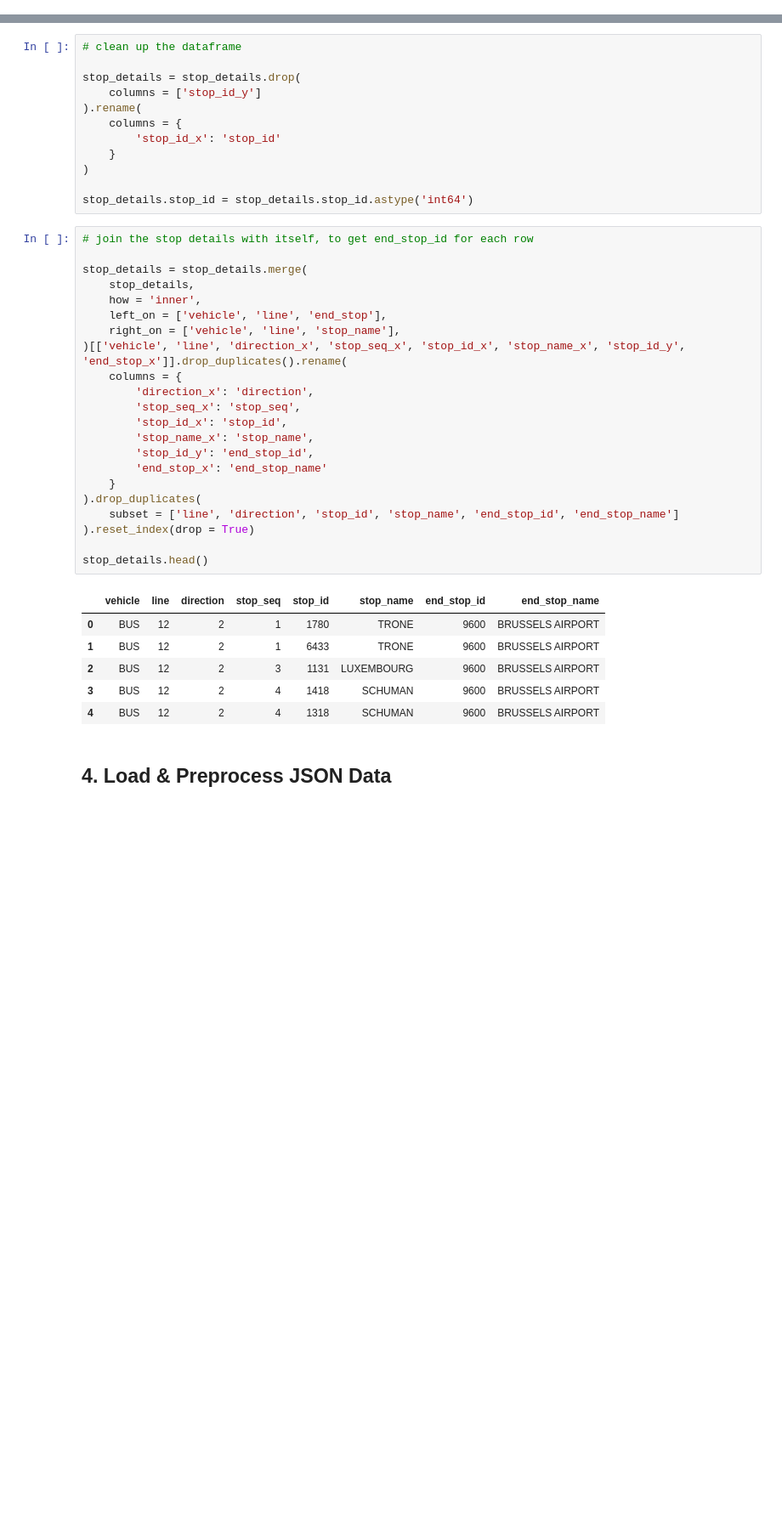
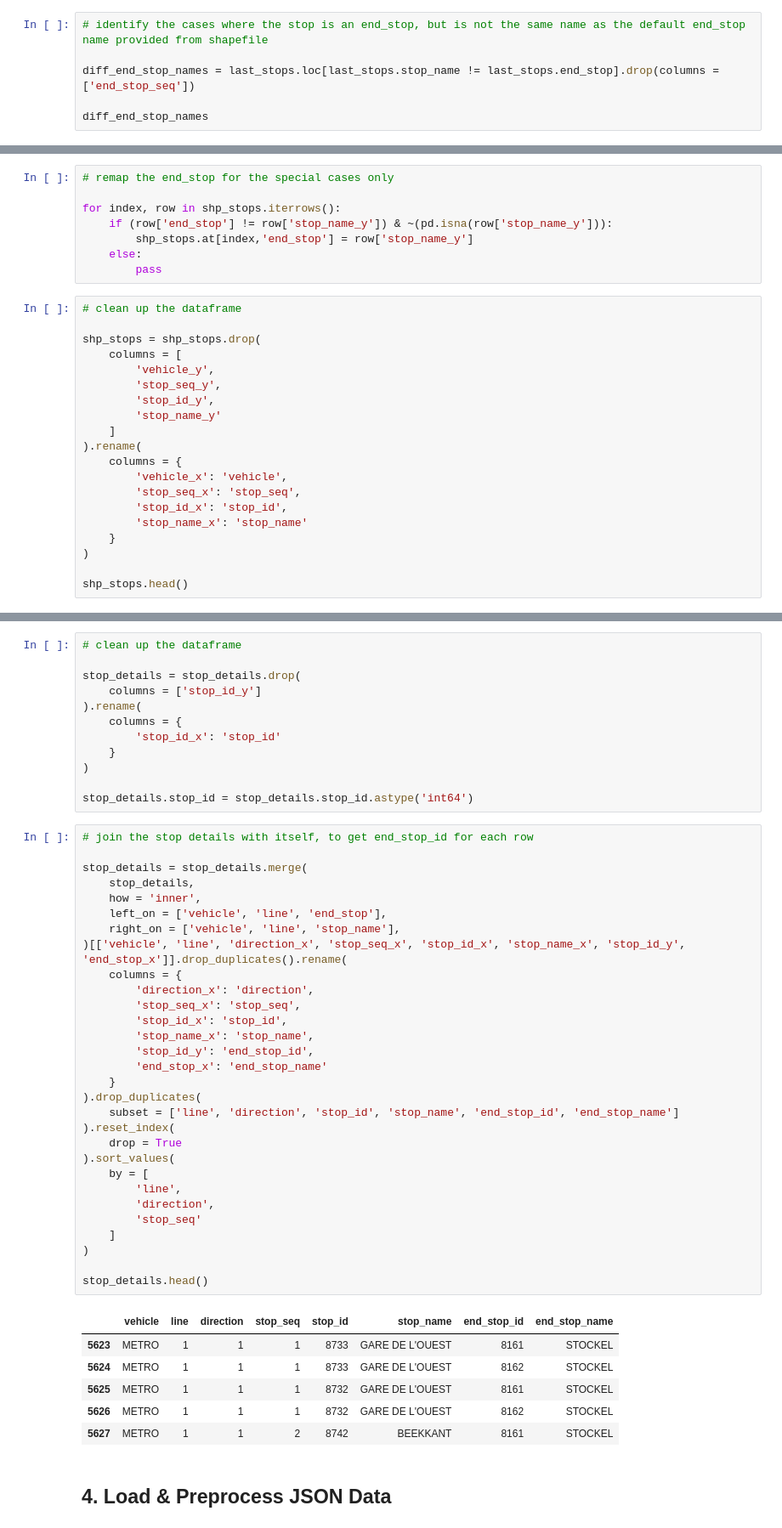
Before and after one commit to ahmadabusaiid/dm-stib-hack-my-ride, a Jupyter notebook: stib_vh_pos/stib_vh_pos_preprocess_db_load.ipynb, the cells around one changed output, grey strips where cells are left out. Shown at 85% size. Saved outputs shown, nothing was run; the diff lists cells and outputs as text; blank space fills up the shorter version.

```diff
--- a/stib_vh_pos/stib_vh_pos_preprocess_db_load.ipynb
+++ b/stib_vh_pos/stib_vh_pos_preprocess_db_load.ipynb
@@ -192,0 +228,6 @@ shp_stops.head()
+# %%
+# identify the cases where the stop is an end_stop, but is not the same name as the default end_stop name provided from shapefile
+
+diff_end_stop_names = last_stops.loc[last_stops.stop_name != last_stops.end_stop].drop(columns = ['end_stop_seq'])
+
+diff_end_stop_names
@@ -192,0 +255,28 @@ shp_stops.head()
+# %%
+# remap the end_stop for the special cases only
+
+for index, row in shp_stops.iterrows():
+    if (row['end_stop'] != row['stop_name_y']) & ~(pd.isna(row['stop_name_y'])):
+        shp_stops.at[index,'end_stop'] = row['stop_name_y']
+    else:
+        pass
+# %%
+# clean up the dataframe
+
+shp_stops = shp_stops.drop(
+    columns = [
+        'vehicle_y',
+        'stop_seq_y',
+        'stop_id_y',
+        'stop_name_y'
+    ]
+).rename(
+    columns = {
+        'vehicle_x': 'vehicle',
+        'stop_seq_x': 'stop_seq',
+        'stop_id_x': 'stop_id',
+        'stop_name_x': 'stop_name'
+    }
+)
+
+shp_stops.head()
@@ -331,32 +428,40 @@ stop_details.stop_id = stop_details.stop_id.astype('int64')
 # %%
 # join the stop details with itself, to get end_stop_id for each row
 
 stop_details = stop_details.merge(
     stop_details,
     how = 'inner',
     left_on = ['vehicle', 'line', 'end_stop'],
     right_on = ['vehicle', 'line', 'stop_name'],
 )[['vehicle', 'line', 'direction_x', 'stop_seq_x', 'stop_id_x', 'stop_name_x', 'stop_id_y', 'end_stop_x']].drop_duplicates().rename(
     columns = {
         'direction_x': 'direction',
         'stop_seq_x': 'stop_seq',
         'stop_id_x': 'stop_id',
         'stop_name_x': 'stop_name',
         'stop_id_y': 'end_stop_id',
         'end_stop_x': 'end_stop_name'
     }
 ).drop_duplicates(
     subset = ['line', 'direction', 'stop_id', 'stop_name', 'end_stop_id', 'end_stop_name']
-).reset_index(drop = True)
+).reset_index(
+    drop = True
+).sort_values(
+    by = [
+        'line',
+        'direction',
+        'stop_seq'
+    ]
+)
 
 stop_details.head()
 # %% [output]
 |  | vehicle | line | direction | stop_seq | stop_id | stop_name | end_stop_id | end_stop_name |
-| 0 | BUS | 12 | 2 | 1 | 1780 | TRONE | 9600 | BRUSSELS AIRPORT |
-| 1 | BUS | 12 | 2 | 1 | 6433 | TRONE | 9600 | BRUSSELS AIRPORT |
-| 2 | BUS | 12 | 2 | 3 | 1131 | LUXEMBOURG | 9600 | BRUSSELS AIRPORT |
-| 3 | BUS | 12 | 2 | 4 | 1418 | SCHUMAN | 9600 | BRUSSELS AIRPORT |
-| 4 | BUS | 12 | 2 | 4 | 1318 | SCHUMAN | 9600 | BRUSSELS AIRPORT |
+| 5623 | METRO | 1 | 1 | 1 | 8733 | GARE DE L'OUEST | 8161 | STOCKEL |
+| 5624 | METRO | 1 | 1 | 1 | 8733 | GARE DE L'OUEST | 8162 | STOCKEL |
+| 5625 | METRO | 1 | 1 | 1 | 8732 | GARE DE L'OUEST | 8161 | STOCKEL |
+| 5626 | METRO | 1 | 1 | 1 | 8732 | GARE DE L'OUEST | 8162 | STOCKEL |
+| 5627 | METRO | 1 | 1 | 2 | 8742 | BEEKKANT | 8161 | STOCKEL |
 # %% [markdown]
 ## 4. Load & Preprocess JSON Data
 # %%
```
Also changed, not shown: parts of 19 cells of this notebook.
